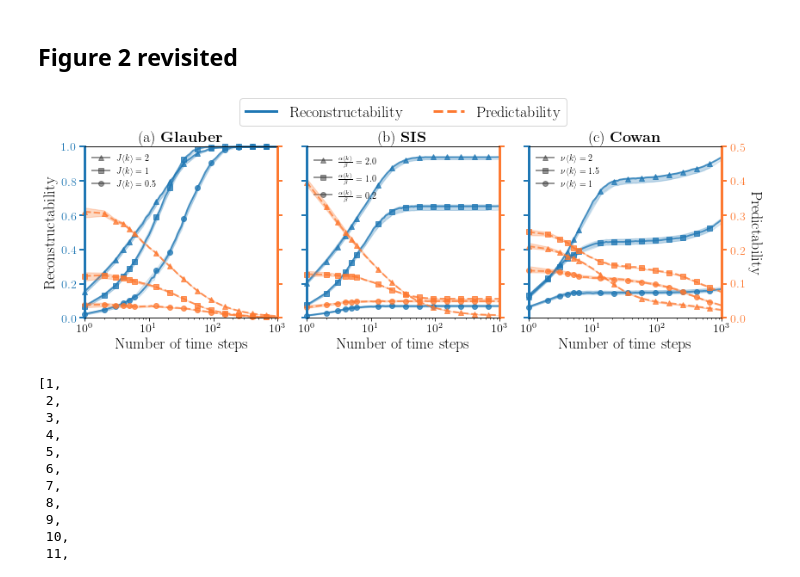
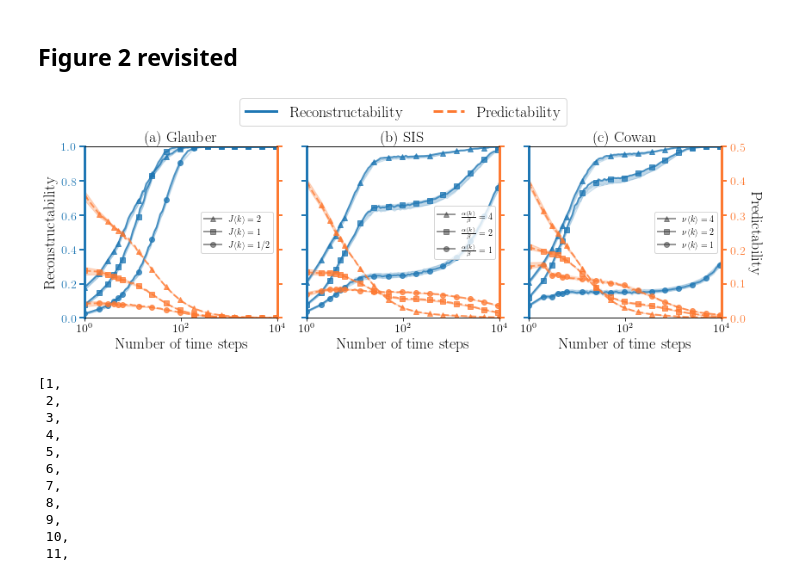
Before and after one commit to charlesmurphy1/midynet, a Jupyter notebook: notebooks/midynet/figure2-rev.ipynb, the cells around one changed output. Drawn from its saved outputs; the diff is of its cells as text; code cells hidden in the pictures.

```diff
--- a/notebooks/midynet/figure2-rev.ipynb
+++ b/notebooks/midynet/figure2-rev.ipynb
@@ -31,5 +32,5 @@ for dynamics in all_dynamics:
         mi[dynamics] = midynet.metrics.Statistics({k: exp[dynamics].metrics["mutualinfo"].data[exp[dynamics].name][f"mi-{k}"] for k in ["mid", "high", "low"]})
 
 xlabel = r"Number of time steps"
-titles = {"ising": r"(a) \textbf{Glauber}", "sis": r"(b) \textbf{SIS}", "cowan": r"(c) \textbf{Cowan}"}
+titles = {"ising": r"(a) Glauber", "sis": r"(b) SIS", "cowan": r"(c) Cowan"}
 couplingLabels = {"ising": r"J\langle k \rangle", "sis": r"\frac{\alpha \langle k \rangle}{\beta}", "cowan": r"\nu\langle k \rangle"}
@@ -77,7 +58,7 @@ for dynamics_id, dynamics in enumerate(all_dynamics):
     m_indices = list(range(min_index)) + list(range(min_index, len(x), spacing))
     coupling = exp[dynamics].config.dynamics.get_coupling()
     if dynamics == "sis":
-        coupling = [c for c in coupling]
+        coupling = [c / exp[dynamics].config.dynamics.recovery_prob for c in coupling]
     alpha = np.linspace(0, 1, len(coupling) + 2)[2:] ** 1.5
     recon = mi[dynamics] / hg[dynamics]
     pred = mi[dynamics] / hx[dynamics]
@@ -91,7 +72,6 @@ for dynamics_id, dynamics in enumerate(all_dynamics):
             alpha=0.75,
             linestyle="-",
             marker="None",
-            clip_on=False,
         )
         y = recon[m_indices] if len(coupling) == 1 else recon[m_indices, c_index]
         plot(
@@ -102,7 +82,6 @@ for dynamics_id, dynamics in enumerate(all_dynamics):
             linestyle="None",
             marker=markers[c_index],
             markersize=6,
-            clip_on=False,
         )
 
 
@@ -114,7 +93,6 @@ for dynamics_id, dynamics in enumerate(all_dynamics):
             alpha=0.75,
             linestyle="--",
             marker="None",
-            clip_on=False,
         )
         y = pred[m_indices] if len(coupling) == 1 else pred[m_indices, c_index]
         plot(
@@ -125,7 +103,6 @@ for dynamics_id, dynamics in enumerate(all_dynamics):
             linestyle="None",
             marker=markers[c_index],
             markersize=6,
-            clip_on=False,
         )
 
     if dynamics_id == 0:
@@ -144,37 +121,38 @@ for dynamics_id, dynamics in enumerate(all_dynamics):
     ax[dynamics].set_title(titles[dynamics], fontsize=18)
 
     axx[dynamics].set_xlabel(xlabel, fontsize=18)
     axx[dynamics].tick_params(axis='both', labelsize=14)
-    axx[dynamics].set_xlim([1, 1000])
+    axx[dynamics].set_xlim([1, 1e4])
     axx[dynamics].set_xscale("log")
     axx[dynamics].set_ylim([0, 0.5])
 
     handles = [
-        Line2D([0], [0], marker=markers[i], linestyle="-", color=display.dark_colors["grey"], label=rf"${couplingLabels[dynamics]} = {c}$", alpha=0.5)
+        Line2D([0], [0], marker=markers[i], linestyle="-", color=display.dark_colors["grey"], label=rf"${couplingLabels[dynamics]} = {fractions.Fraction(c)}$", alpha=0.5)
         for i, c in reversed(list(enumerate(coupling)))
     ]
-    ax[dynamics].legend(handles=handles, loc="upper left", fontsize=10, ncol=1, frameon=False)
+    ax[dynamics].legend(handles=handles, loc="center right", fontsize=10, ncol=1, frameon=True)
+
 #     display.Label.plot(ax[dynamics], loc="top right",fontsize=18)
 #     ax[dynamics].tick_params(axis='y', colors=recon_color)
 #     axx[dynamics].tick_params(axis='y', colors=pred_color)
     axx[dynamics].spines['left'].set_color(recon_color)
     axx[dynamics].spines['left'].set_linewidth(3)
     axx[dynamics].spines['right'].set_color(pred_color)
     axx[dynamics].spines['right'].set_linewidth(3)
 
     ax[dynamics].tick_params(axis='y', colors=recon_color, length=6, width=2)
     axx[dynamics].tick_params(axis='y', colors=pred_color, length=6, width=2)
 
 handles = [Line2D([0], [0], marker="None", linestyle="-", color=recon_color, label=r"Reconstructability", alpha=1, linewidth=3)]
 handles += [Line2D([0], [0], marker="None", linestyle="--", color=pred_color, label=r"Predictability", alpha=1, linewidth=3)]
 lg = fig.legend(handles=handles, loc="center", fontsize=18, ncol=2, bbox_to_anchor=(0.5, 1.02))
 
 plt.tight_layout()
 fig.savefig(f"./svg/p1-figure2rev.svg", bbox_extra_artists=(lg,), bbox_inches='tight')
 fig.savefig(f"./pdf/p1-figure2rev.pdf", bbox_extra_artists=(lg,), bbox_inches='tight')
 fig.savefig(f"./png/p1-figure2rev.png", bbox_extra_artists=(lg,), bbox_inches='tight')
 # %% [output]
-[figure, old version]
+[figure, new version]
 # %%
 from scipy.optimize import bisect
 def sigmoid(x):
```
Also changed, not shown: parts of 3 cells of this notebook, 5 other files.
